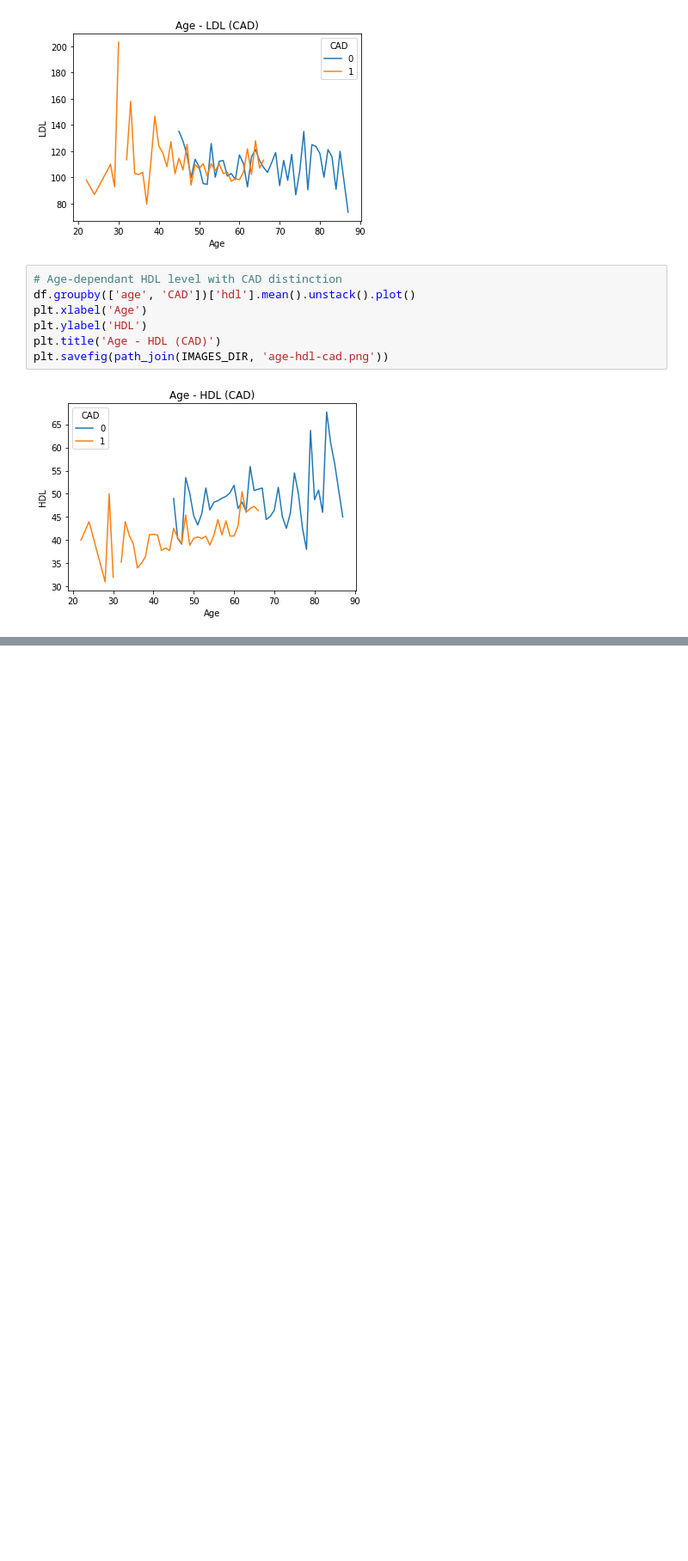
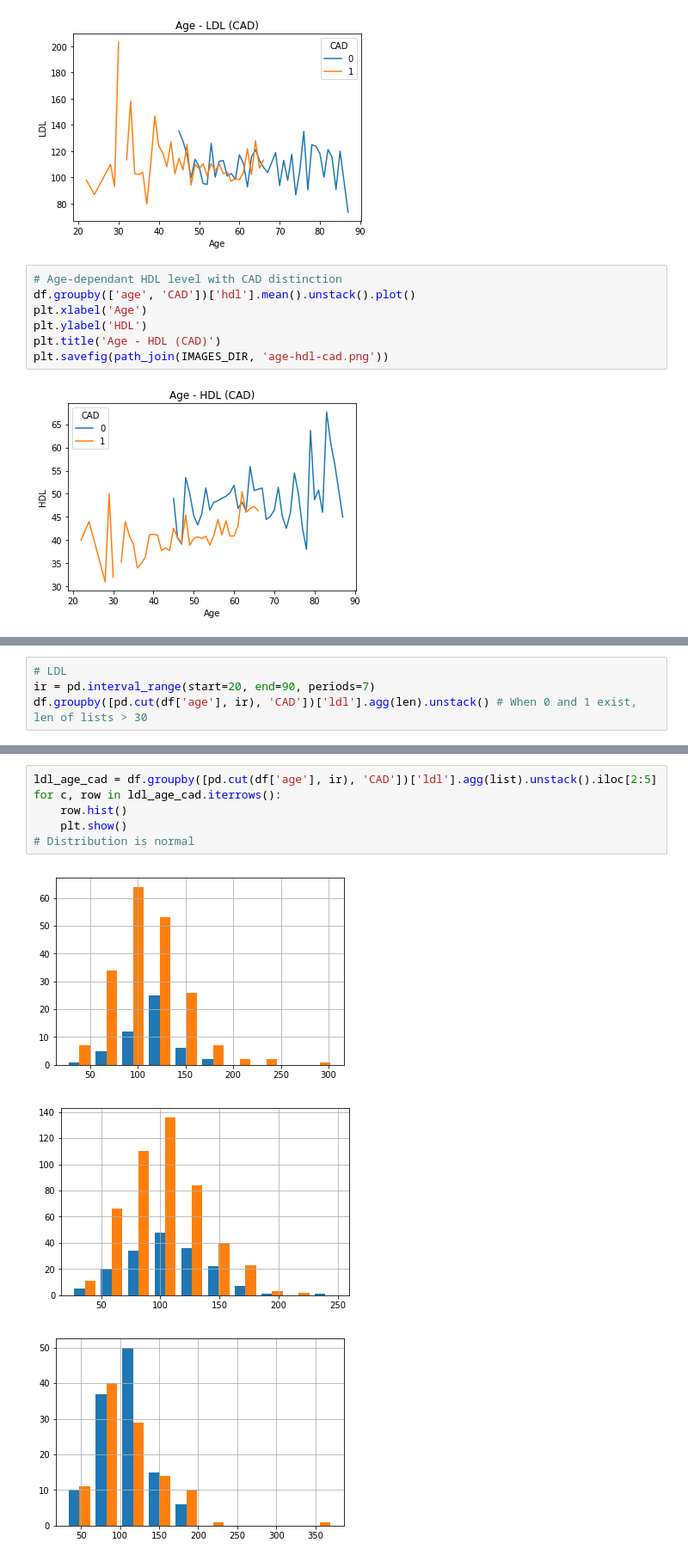
Before and after one commit to JediKnightChan/CAD-Research, a Jupyter notebook: main.ipynb, the cells around one changed output, grey strips where cells are left out. Shown at 86% size. Saved outputs shown, nothing was run; the diff lists cells and outputs as text; blank space fills up the shorter version.

```diff
--- a/main.ipynb
+++ b/main.ipynb
@@ -97,0 +179,4 @@ plt.savefig(path_join(IMAGES_DIR, 'age-hdl-cad.png'))
+# %%
+# LDL
+ir = pd.interval_range(start=20, end=90, periods=7)
+df.groupby([pd.cut(df['age'], ir), 'CAD'])['ldl'].agg(len).unstack() # When 0 and 1 exist, len of lists > 30
@@ -97,0 +193,10 @@ plt.savefig(path_join(IMAGES_DIR, 'age-hdl-cad.png'))
+# %%
+ldl_age_cad = df.groupby([pd.cut(df['age'], ir), 'CAD'])['ldl'].agg(list).unstack().iloc[2:5]
+for c, row in ldl_age_cad.iterrows():
+    row.hist()
+    plt.show()
+# Distribution is normal
+# %% [output]
+[figure, added]
+[figure, added]
+[figure, added]
```
Also changed, not shown: parts of 12 cells of this notebook, 1 other file.
